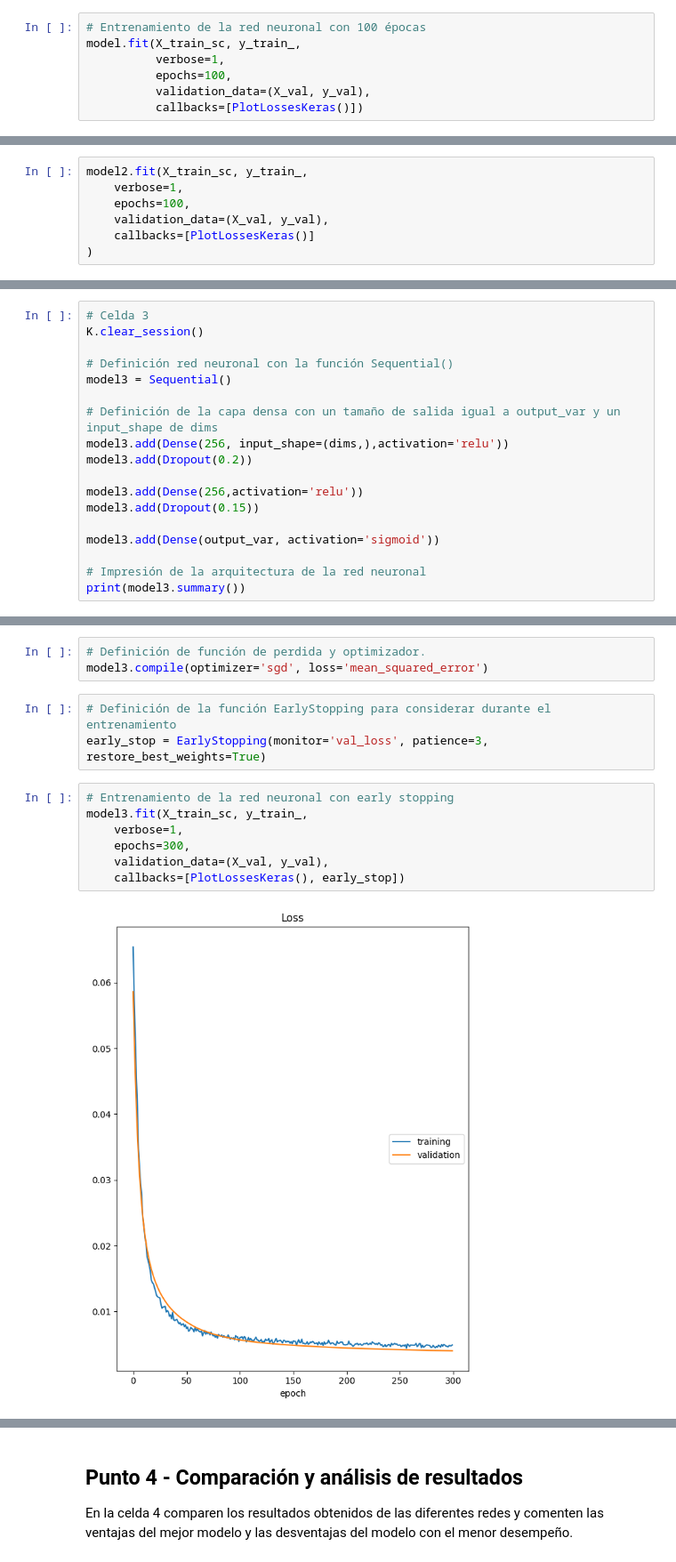
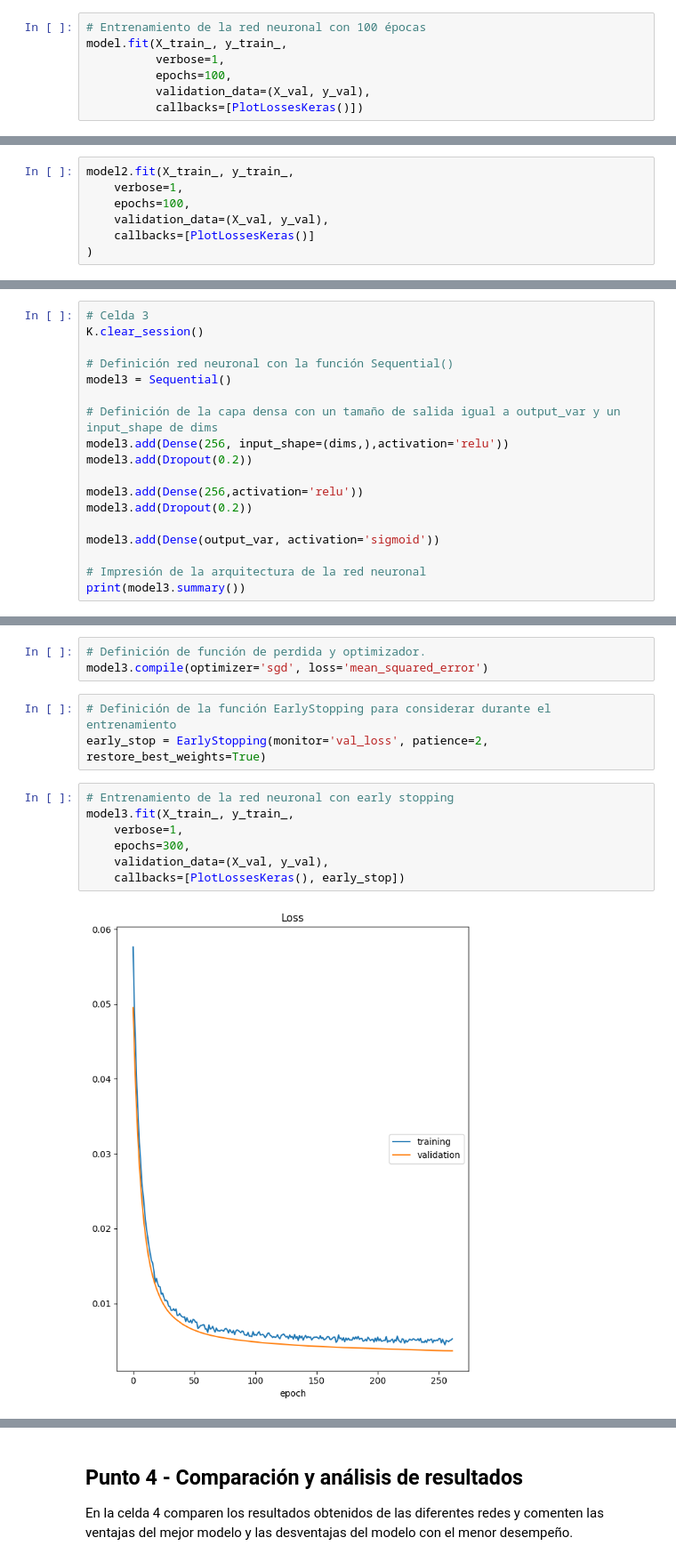
Before and after one commit to jairocruzhdez/MIAD_ML_NLP_JC, a Jupyter notebook: Semana 6/S6TC1-Redes_Neuronales.ipynb, the cells around one changed output, grey strips where cells are left out. Shown at 89% size. Saved outputs shown, nothing was run; the diff lists cells and outputs as text.

```diff
--- a/Semana 6/S6TC1-Redes_Neuronales.ipynb
+++ b/Semana 6/S6TC1-Redes_Neuronales.ipynb
@@ -114,7 +114,7 @@ None
 model.compile(optimizer='sgd', loss='mean_squared_error')
 # %%
 # Entrenamiento de la red neuronal con 100 épocas
-model.fit(X_train_sc, y_train_,
+model.fit(X_train_, y_train_,
           verbose=1,
           epochs=100,
           validation_data=(X_val, y_val),
@@ -183,7 +183,7 @@ None
 # Definición de función de perdida y optimizador.
 model2.compile(optimizer='sgd', loss='mean_squared_error')
 # %%
-model2.fit(X_train_sc, y_train_,
+model2.fit(X_train_, y_train_,
     verbose=1,
     epochs=100,
     validation_data=(X_val, y_val),
@@ -232,7 +232,7 @@ model3.add(Dense(256, input_shape=(dims,),activation='relu'))
 model3.add(Dropout(0.2))
 
 model3.add(Dense(256,activation='relu'))
-model3.add(Dropout(0.15))
+model3.add(Dropout(0.2))
 
 model3.add(Dense(output_var, activation='sigmoid'))
 
@@ -262,14 +262,14 @@ None
 model3.compile(optimizer='sgd', loss='mean_squared_error')
 # %%
 # Definición de la función EarlyStopping para considerar durante el entrenamiento
-early_stop = EarlyStopping(monitor='val_loss', patience=3, restore_best_weights=True)
+early_stop = EarlyStopping(monitor='val_loss', patience=2, restore_best_weights=True)
 # %%
 # Entrenamiento de la red neuronal con early stopping
-model3.fit(X_train_sc, y_train_,
+model3.fit(X_train_, y_train_,
     verbose=1,
     epochs=300,
     validation_data=(X_val, y_val),
     callbacks=[PlotLossesKeras(), early_stop])
 # %% [output]
-[figure, old version]
+[figure, new version]
 Loss
```
Also changed, not shown: parts of 13 cells of this notebook.
